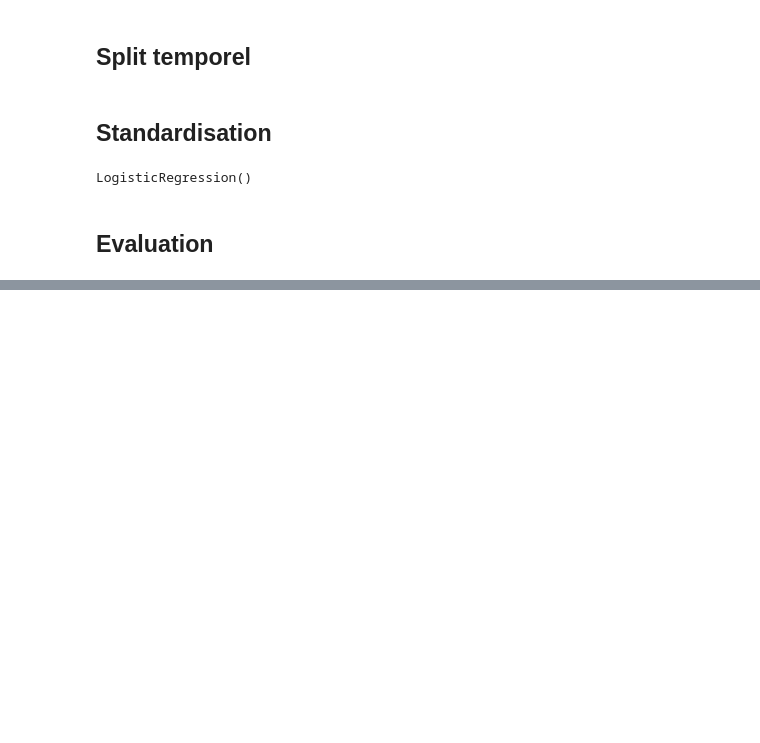
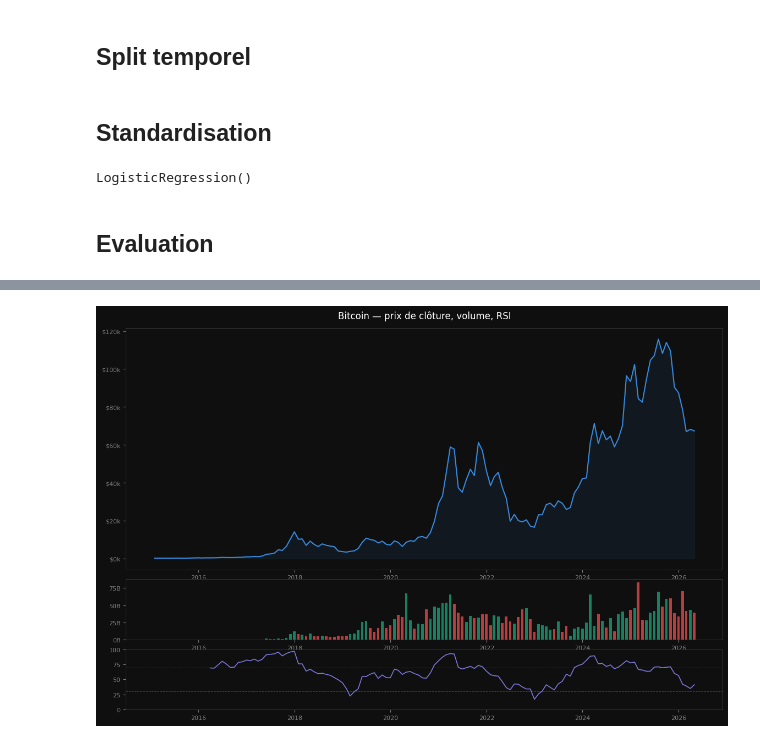
Before and after one commit to Geoffgrid/ai_for_finance, a Jupyter notebook: notebook/notebook.ipynb, the cells around one changed output, grey strips where cells are left out. Cells and saved outputs as stored; diff of their text form; code cells hidden in the pictures; blank space fills up the shorter version.

```diff
--- a/notebook/notebook.ipynb
+++ b/notebook/notebook.ipynb
@@ -80,0 +83,51 @@ my_prediction_function(
+# %%
+import matplotlib.pyplot as plt
+import matplotlib.gridspec as gridspec
+import pandas as pd
+import numpy as np
+
+df2 = pd.read_csv('../data_folder/Bitcoin_history_data.csv')
+df2.columns = df2.columns.str.strip()
+df2['Date'] = pd.to_datetime(df2['Date'])
+df2 = df2.resample('ME', on='Date').last()
+
+colors = ['#1D9E75' if df2['Close'].iloc[i] >= df2['Close'].iloc[i-1] else '#E24B4A'
+          for i in range(len(df2))]
+
+fig = plt.figure(figsize=(14, 9), facecolor='#0f0f0f')
+gs = gridspec.GridSpec(3, 1, height_ratios=[4, 1, 1], hspace=0.08)
+
+ax1 = fig.add_subplot(gs[0])
+ax1.plot(df2.index, df2['Close'], color='#378ADD', linewidth=1.5)
+ax1.fill_between(df2.index, df2['Close'], alpha=0.08, color='#378ADD')
+ax1.set_facecolor('#0f0f0f')
+ax1.tick_params(colors='gray', labelsize=8)
+ax1.yaxis.set_major_formatter(plt.FuncFormatter(lambda x, _: f'${x/1000:.0f}k'))
+ax1.set_title('Bitcoin — prix de clôture, volume, RSI', color='white', fontsize=12, pad=12)
+for spine in ax1.spines.values(): spine.set_color('#333')
+
+ax2 = fig.add_subplot(gs[1], sharex=ax1)
+ax2.bar(df2.index, df2['Volume'], color=colors, width=20, alpha=0.8)
+ax2.set_facecolor('#0f0f0f')
+ax2.tick_params(colors='gray', labelsize=8)
+ax2.yaxis.set_major_formatter(plt.FuncFormatter(lambda x, _: f'{x/1e9:.0f}B'))
+for spine in ax2.spines.values(): spine.set_color('#333')
+
+delta = df2['Close'].diff()
+gain = delta.clip(lower=0).rolling(14).mean()
+loss = -delta.clip(upper=0).rolling(14).mean()
+rsi = 100 - (100 / (1 + gain/loss))
+
+ax3 = fig.add_subplot(gs[2], sharex=ax1)
+ax3.plot(df2.index, rsi, color='#7F77DD', linewidth=1.2)
+ax3.axhline(70, color='#E24B4A', linewidth=0.7, linestyle='--', alpha=0.5)
+ax3.axhline(30, color='#1D9E75', linewidth=0.7, linestyle='--', alpha=0.5)
+ax3.set_ylim(0, 100)
+ax3.set_facecolor('#0f0f0f')
+ax3.tick_params(colors='gray', labelsize=8)
+for spine in ax3.spines.values(): spine.set_color('#333')
+
+plt.savefig('btc_dashboard.png', dpi=150, bbox_inches='tight', facecolor='#0f0f0f')
+plt.show()
+# %% [output]
+[figure, added]
```
Also changed, not shown: parts of 6 cells of this notebook, 9 other files.
